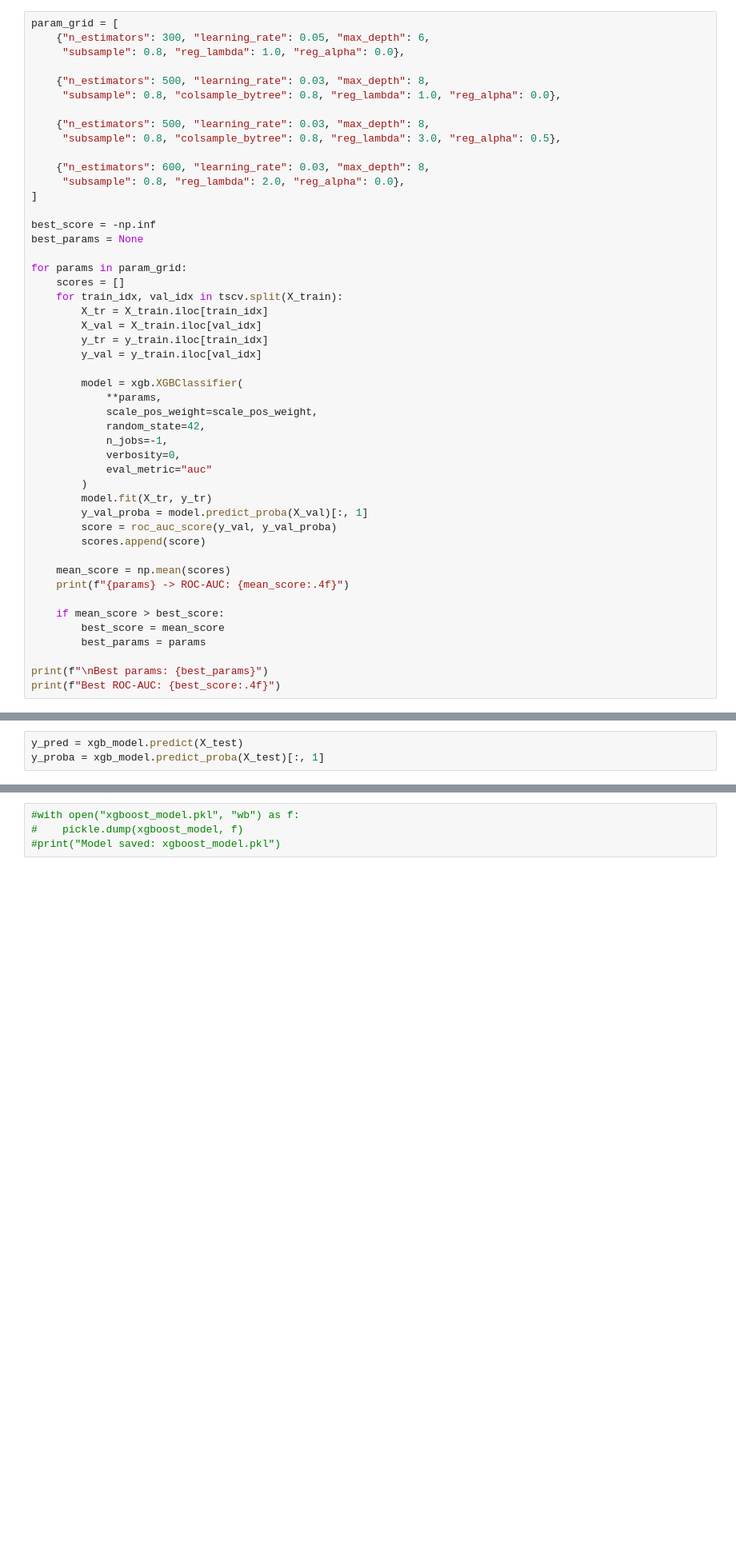
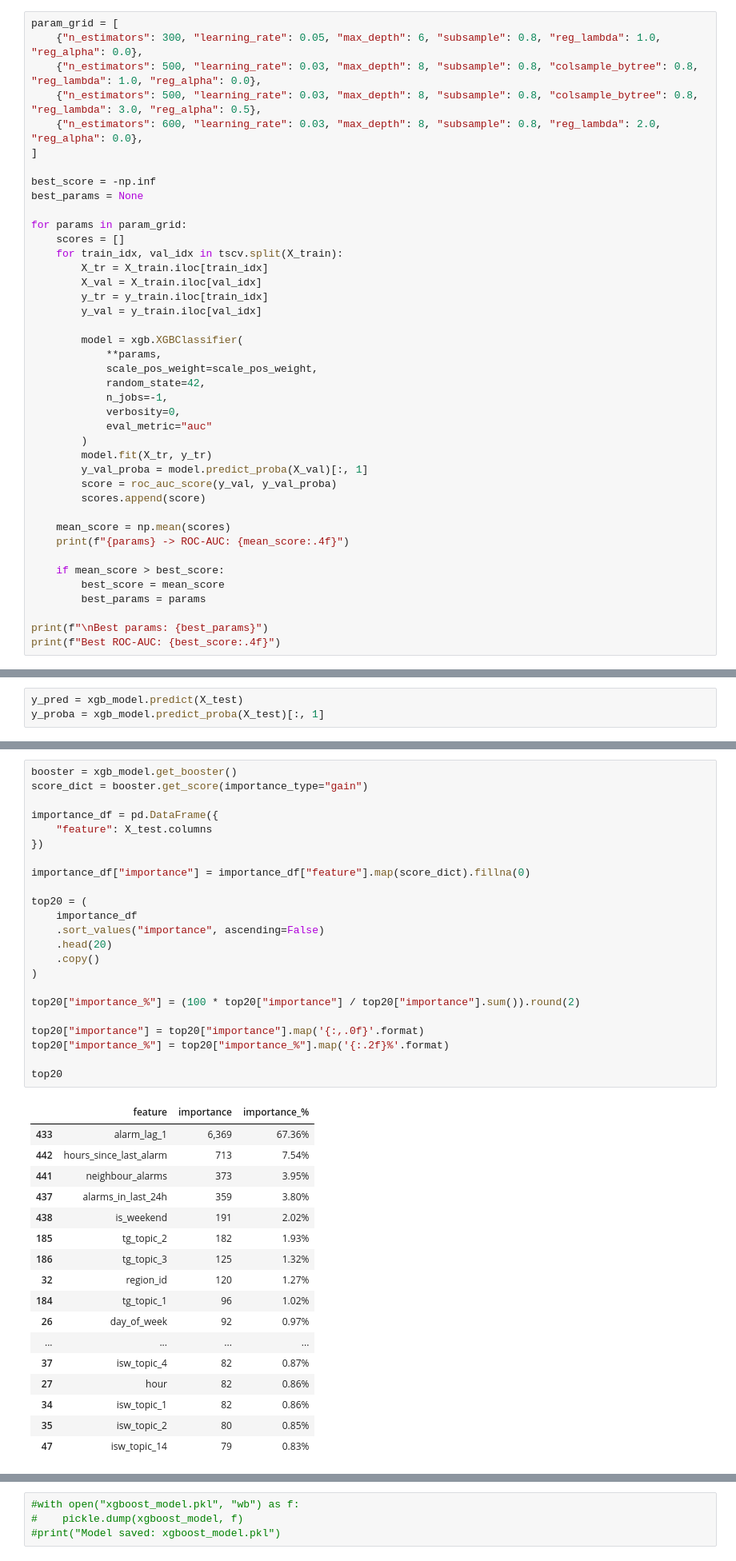
Before and after one commit to khorunzhaviktoriia/war-events-predictor-saas, a Jupyter notebook: forecasting/XGBoost.ipynb, the cells around one changed output, grey strips where cells are left out. Shown at 80% size. Cells and saved outputs as stored; diff of their text form; blank space fills up the shorter version.

```diff
--- a/forecasting/XGBoost.ipynb
+++ b/forecasting/XGBoost.ipynb
@@ -75,17 +78,10 @@ scale_pos_weight: 4.26
 tscv = TimeSeriesSplit(n_splits=3)
 # %%
 param_grid = [
-    {"n_estimators": 300, "learning_rate": 0.05, "max_depth": 6,
-     "subsample": 0.8, "reg_lambda": 1.0, "reg_alpha": 0.0},
-
-    {"n_estimators": 500, "learning_rate": 0.03, "max_depth": 8,
-     "subsample": 0.8, "colsample_bytree": 0.8, "reg_lambda": 1.0, "reg_alpha": 0.0},
-
-    {"n_estimators": 500, "learning_rate": 0.03, "max_depth": 8,
-     "subsample": 0.8, "colsample_bytree": 0.8, "reg_lambda": 3.0, "reg_alpha": 0.5},
-
-    {"n_estimators": 600, "learning_rate": 0.03, "max_depth": 8,
-     "subsample": 0.8, "reg_lambda": 2.0, "reg_alpha": 0.0},
+    {"n_estimators": 300, "learning_rate": 0.05, "max_depth": 6, "subsample": 0.8, "reg_lambda": 1.0, "reg_alpha": 0.0},
+    {"n_estimators": 500, "learning_rate": 0.03, "max_depth": 8, "subsample": 0.8, "colsample_bytree": 0.8, "reg_lambda": 1.0, "reg_alpha": 0.0},
+    {"n_estimators": 500, "learning_rate": 0.03, "max_depth": 8, "subsample": 0.8, "colsample_bytree": 0.8, "reg_lambda": 3.0, "reg_alpha": 0.5},
+    {"n_estimators": 600, "learning_rate": 0.03, "max_depth": 8, "subsample": 0.8, "reg_lambda": 2.0, "reg_alpha": 0.0},
 ]
 
 best_score = -np.inf
@@ -195,6 +197,47 @@ plt.tight_layout()
 plt.show()
 # %% [output]
 [figure]
+# %%
+booster = xgb_model.get_booster()
+score_dict = booster.get_score(importance_type="gain")
+
+importance_df = pd.DataFrame({
+    "feature": X_test.columns
+})
+
+importance_df["importance"] = importance_df["feature"].map(score_dict).fillna(0)
+
+top20 = (
+    importance_df
+    .sort_values("importance", ascending=False)
+    .head(20)
+    .copy()
+)
+
+top20["importance_%"] = (100 * top20["importance"] / top20["importance"].sum()).round(2)
+
+top20["importance"] = top20["importance"].map('{:,.0f}'.format)
+top20["importance_%"] = top20["importance_%"].map('{:.2f}%'.format)
+
+top20
+# %% [output]
+|  | feature | importance | importance_% |
+| 433 | alarm_lag_1 | 6,369 | 67.36% |
+| 442 | hours_since_last_alarm | 713 | 7.54% |
+| 441 | neighbour_alarms | 373 | 3.95% |
+| 437 | alarms_in_last_24h | 359 | 3.80% |
+| 438 | is_weekend | 191 | 2.02% |
+| 185 | tg_topic_2 | 182 | 1.93% |
+| 186 | tg_topic_3 | 125 | 1.32% |
+| 32 | region_id | 120 | 1.27% |
+| 184 | tg_topic_1 | 96 | 1.02% |
+| 26 | day_of_week | 92 | 0.97% |
+| ... | ... | ... | ... |
+| 37 | isw_topic_4 | 82 | 0.87% |
+| 27 | hour | 82 | 0.86% |
+| 34 | isw_topic_1 | 82 | 0.86% |
+| 35 | isw_topic_2 | 80 | 0.85% |
+| 47 | isw_topic_14 | 79 | 0.83% |
 # %%
 importances = pd.Series(xgb_model.feature_importances_, index=X_train.columns)
 top20 = importances.sort_values(ascending=False).head(20)
```
Also changed, not shown: parts of 2 cells of this notebook, 1 other file.
